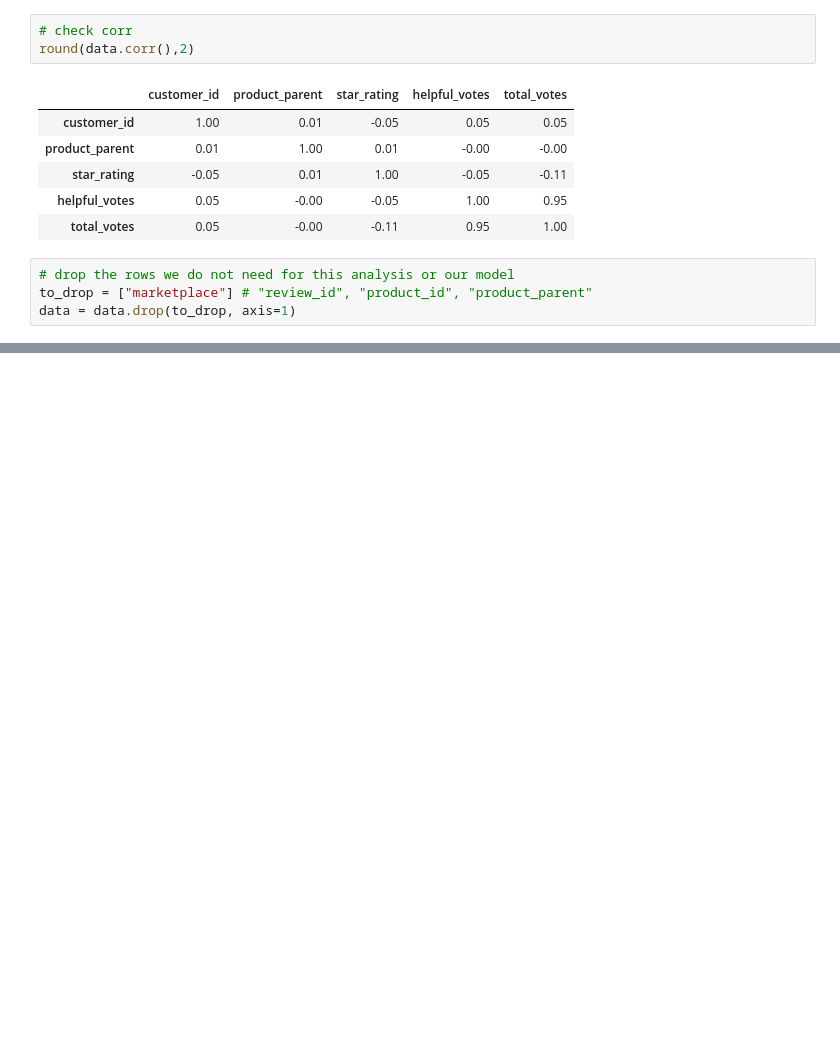
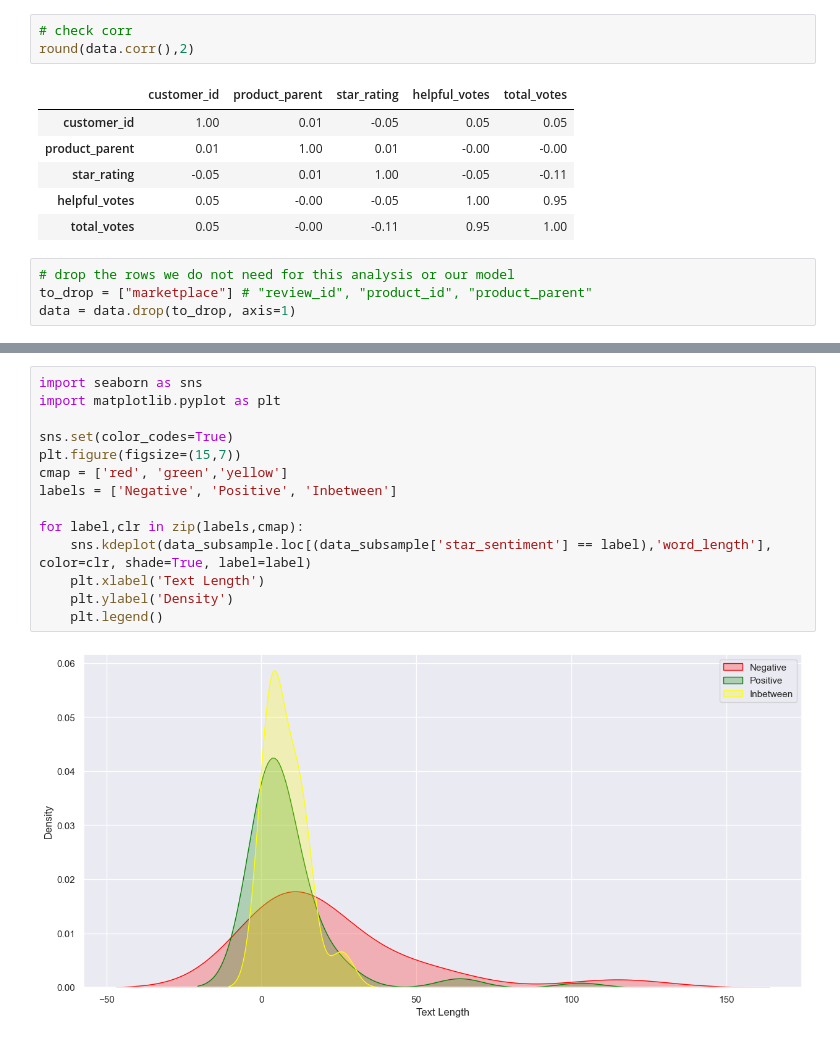
Before and after one commit to LLGH1/dsproject_supply_chain, a Jupyter notebook: Second Exploration Review_TextMining_IR-Copy1.ipynb, the cells around one changed output, grey strips where cells are left out. Cells and saved outputs as stored; diff of their text form; blank space fills up the shorter version.

```diff
--- a/Second Exploration Review_TextMining_IR-Copy1.ipynb
+++ b/Second Exploration Review_TextMining_IR-Copy1.ipynb
@@ -231,3 +258,19 @@ for label,clr in zip(labels,cmap):
+# %%
+import seaborn as sns
+import matplotlib.pyplot as plt
+
+sns.set(color_codes=True)
+plt.figure(figsize=(15,7))
+cmap = ['red', 'green','yellow']
+labels = ['Negative', 'Positive', 'Inbetween']
+
+for label,clr in zip(labels,cmap):
+    sns.kdeplot(data_subsample.loc[(data_subsample['star_sentiment'] == label),'word_length'], color=clr, shade=True, label=label)
+    plt.xlabel('Text Length')
+    plt.ylabel('Density')
+    plt.legend()
+# %% [output]
+[figure, added]
 # %%
 #removing punctuation and converting to lower case
 import re
```
Also changed, not shown: parts of 10 cells of this notebook.
